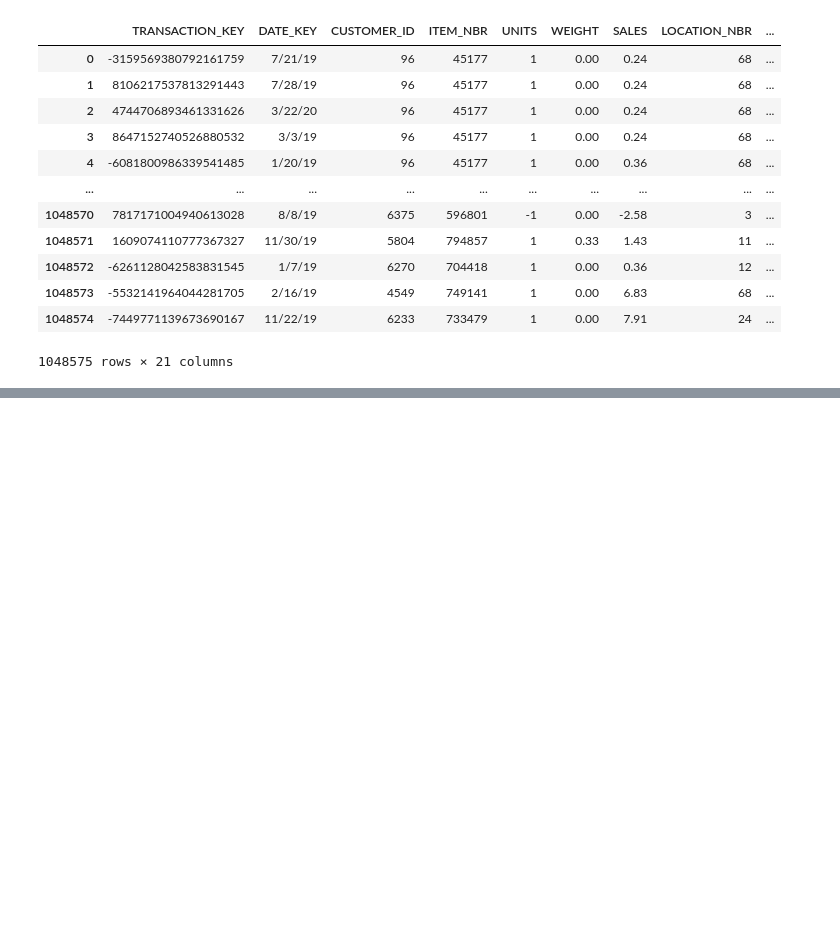
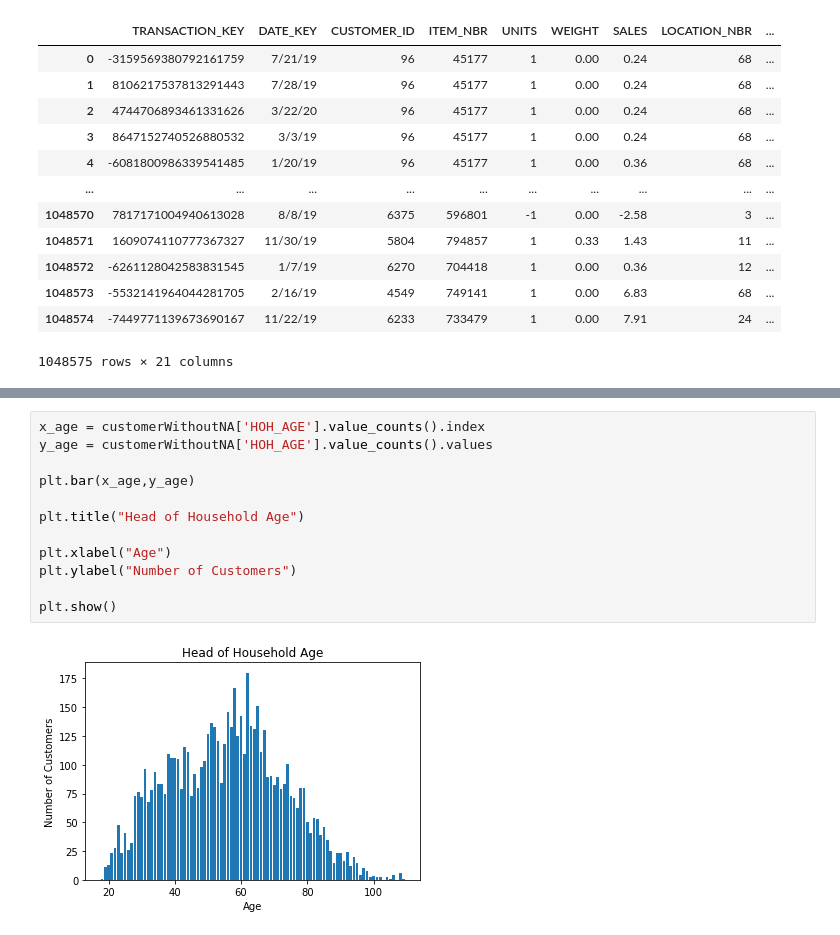
Before and after one commit to mtienpasertkij/Wegmans-Project, a Jupyter notebook: Deliverable 1 - Data Cleaning and Preparation.ipynb, the cells around one changed output, grey strips where cells are left out. Saved outputs shown, nothing was run; the diff lists cells and outputs as text; blank space fills up the shorter version.

```diff
--- a/Deliverable 1 - Data Cleaning and Preparation.ipynb
+++ b/Deliverable 1 - Data Cleaning and Preparation.ipynb
@@ -469,0 +490,14 @@ wegmansAll
+# %%
+x_age = customerWithoutNA['HOH_AGE'].value_counts().index
+y_age = customerWithoutNA['HOH_AGE'].value_counts().values
+
+plt.bar(x_age,y_age)
+
+plt.title("Head of Household Age")
+
+plt.xlabel("Age")
+plt.ylabel("Number of Customers")
+
+plt.show()
+# %% [output]
+[figure, added]
```
Also changed, not shown: parts of 17 cells of this notebook.
